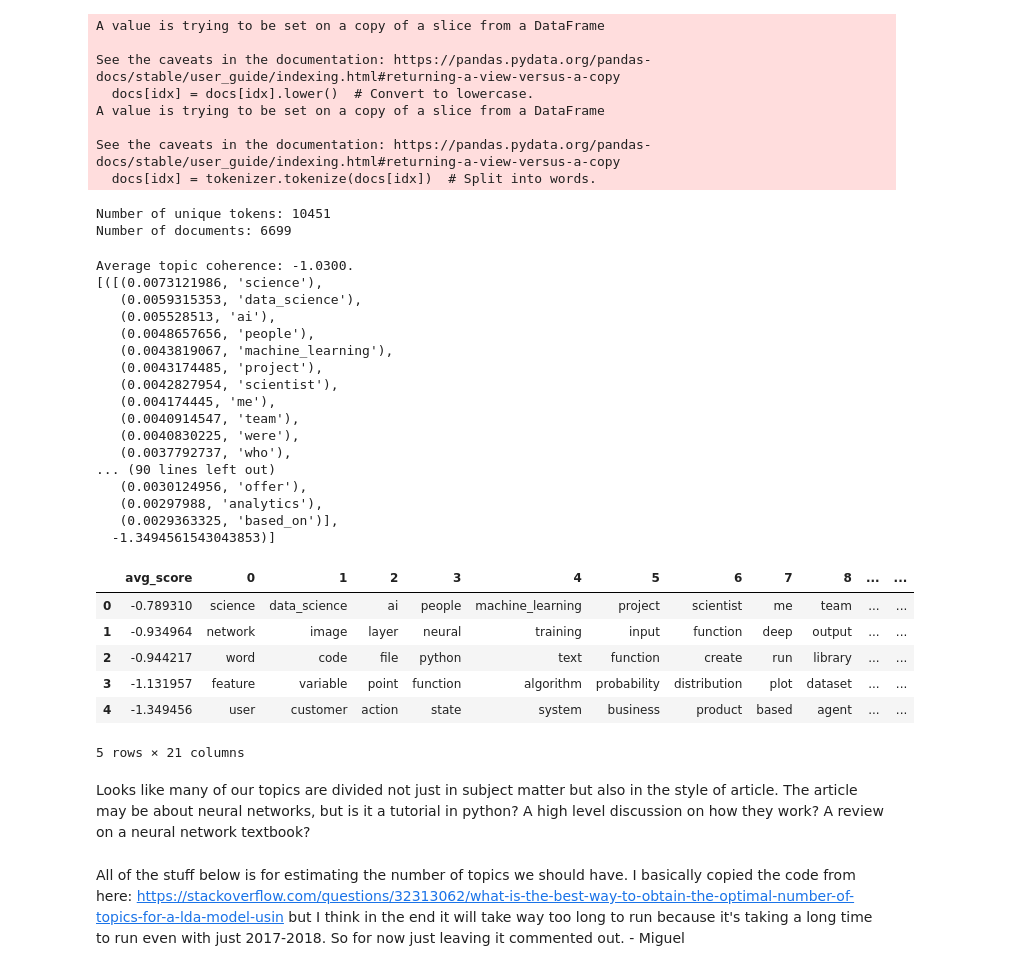
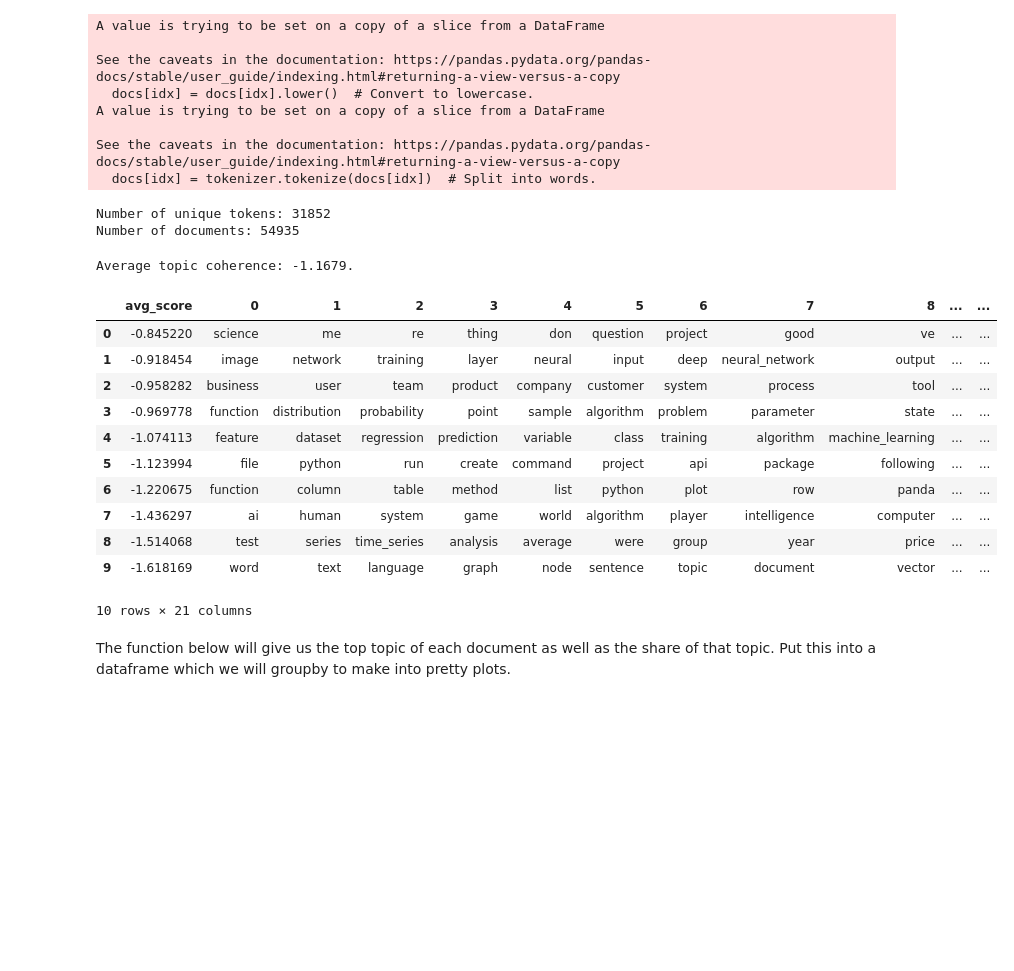
Before and after one commit to dothereading/text-mining-final-project, a Jupyter notebook: Analysis.ipynb, the cells around one changed output. Drawn from its saved outputs; the diff is of its cells as text; code cells hidden in the pictures; blank space fills up the shorter version.

```diff
--- a/Analysis.ipynb
+++ b/Analysis.ipynb
@@ -57,3 +49,5 @@ df.to_csv("all_data.csv")
+# %%
+df = pd.read_csv("all_data.csv") #
 # %% [markdown]
 ## Some checks of data consistency
 # %%
@@ -276,14 +272,14 @@ corpus = [dictionary.doc2bow(doc) for doc in docs]
 print('Number of unique tokens: %d' % len(dictionary))
 print('Number of documents: %d' % len(corpus))
 # %% [output]
-Number of unique tokens: 10451
-Number of documents: 6699
+Number of unique tokens: 31852
+Number of documents: 54935
 # %%
 # Train LDA model.
 from gensim.models import LdaModel
 
 # Set training parameters.
-num_topics = 5
+num_topics = 10
 chunksize = 2000
 passes = 20
 iterations = 400
@@ -310,27 +306,8 @@ top_topics = model.top_topics(corpus)
 # Average topic coherence is the sum of topic coherences of all topics, divided by the number of topics.
 avg_topic_coherence = sum([t[1] for t in top_topics]) / num_topics
 print('Average topic coherence: %.4f.' % avg_topic_coherence)
-
-from pprint import pprint
-pprint(top_topics)
 # %% [output]
-Average topic coherence: -1.0300.
-[([(0.0073121986, 'science'),
-   (0.0059315353, 'data_science'),
-   (0.005528513, 'ai'),
-   (0.0048657656, 'people'),
-   (0.0043819067, 'machine_learning'),
-   (0.0043174485, 'project'),
-   (0.0042827954, 'scientist'),
-   (0.004174445, 'me'),
-   (0.0040914547, 'team'),
-   (0.0040830225, 'were'),
-   (0.0037792737, 'who'),
-... (90 lines left out)
-   (0.0030124956, 'offer'),
-   (0.00297988, 'analytics'),
-   (0.0029363325, 'based_on')],
-  -1.3494561543043853)]
+Average topic coherence: -1.1679.
 # %%
 # visualize the topics with a dataframe
 
@@ -345,16 +322,20 @@ for topic in top_topics:
 # %%
 df_tops  = pd.DataFrame(topic_list)
 df_tops.insert(0, "avg_score", avg_score)
+df_tops.to_csv("LDA_topics.csv")
 df_tops
 # %% [output]
 |  | avg_score | 0 | 1 | 2 | 3 | 4 | 5 | 6 | 7 | 8 | ... | ... |
-| 0 | -0.789310 | science | data_science | ai | people | machine_learning | project | scientist | me | team | ... | ... |
-| 1 | -0.934964 | network | image | layer | neural | training | input | function | deep | output | ... | ... |
-| 2 | -0.944217 | word | code | file | python | text | function | create | run | library | ... | ... |
-| 3 | -1.131957 | feature | variable | point | function | algorithm | probability | distribution | plot | dataset | ... | ... |
-| 4 | -1.349456 | user | customer | action | state | system | business | product | based | agent | ... | ... |
+| 0 | -0.845220 | science | me | re | thing | don | question | project | good | ve | ... | ... |
+| 1 | -0.918454 | image | network | training | layer | neural | input | deep | neural_network | output | ... | ... |
+| 2 | -0.958282 | business | user | team | product | company | customer | system | process | tool | ... | ... |
+| 3 | -0.969778 | function | distribution | probability | point | sample | algorithm | problem | parameter | state | ... | ... |
+| 4 | -1.074113 | feature | dataset | regression | prediction | variable | class | training | algorithm | machine_learning | ... | ... |
+| 5 | -1.123994 | file | python | run | create | command | project | api | package | following | ... | ... |
+| 6 | -1.220675 | function | column | table | method | list | python | plot | row | panda | ... | ... |
+| 7 | -1.436297 | ai | human | system | game | world | algorithm | player | intelligence | computer | ... | ... |
+| 8 | -1.514068 | test | series | time_series | analysis | average | were | group | year | price | ... | ... |
+| 9 | -1.618169 | word | text | language | graph | node | sentence | topic | document | vector | ... | ... |
-5 rows × 21 columns
+10 rows × 21 columns
 # %% [markdown]
-Looks like many of our topics are divided not just in subject matter but also in the style of article. The article may be about neural networks, but is it a tutorial in python? A high level discussion on how they work? A review on a neural network textbook?
+The function below will give us the top topic of each document as well as the share of that topic. Put this into a dataframe which we will groupby to make into pretty plots.
-# %% [markdown]
-All of the stuff below is for estimating the number of topics we should have. I basically copied the code from here: https://stackoverflow.com/questions/32313062/what-is-the-best-way-to-obtain-the-optimal-number-of-topics-for-a-lda-model-usin but I think in the end it will take way too long to run because it's taking a long time to run even with just 2017-2018. So for now just leaving it commented out. - Miguel
```
Also changed, not shown: parts of 33 cells of this notebook, 1 other file.
